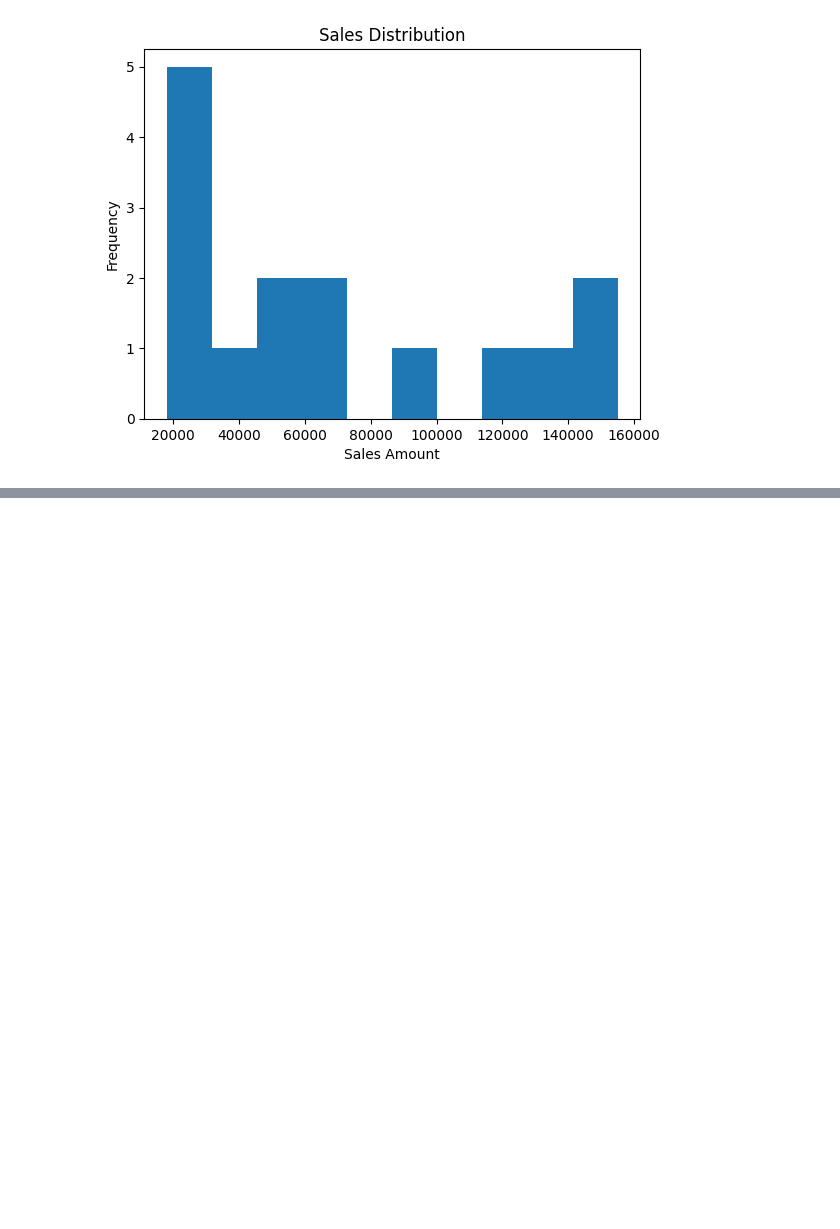
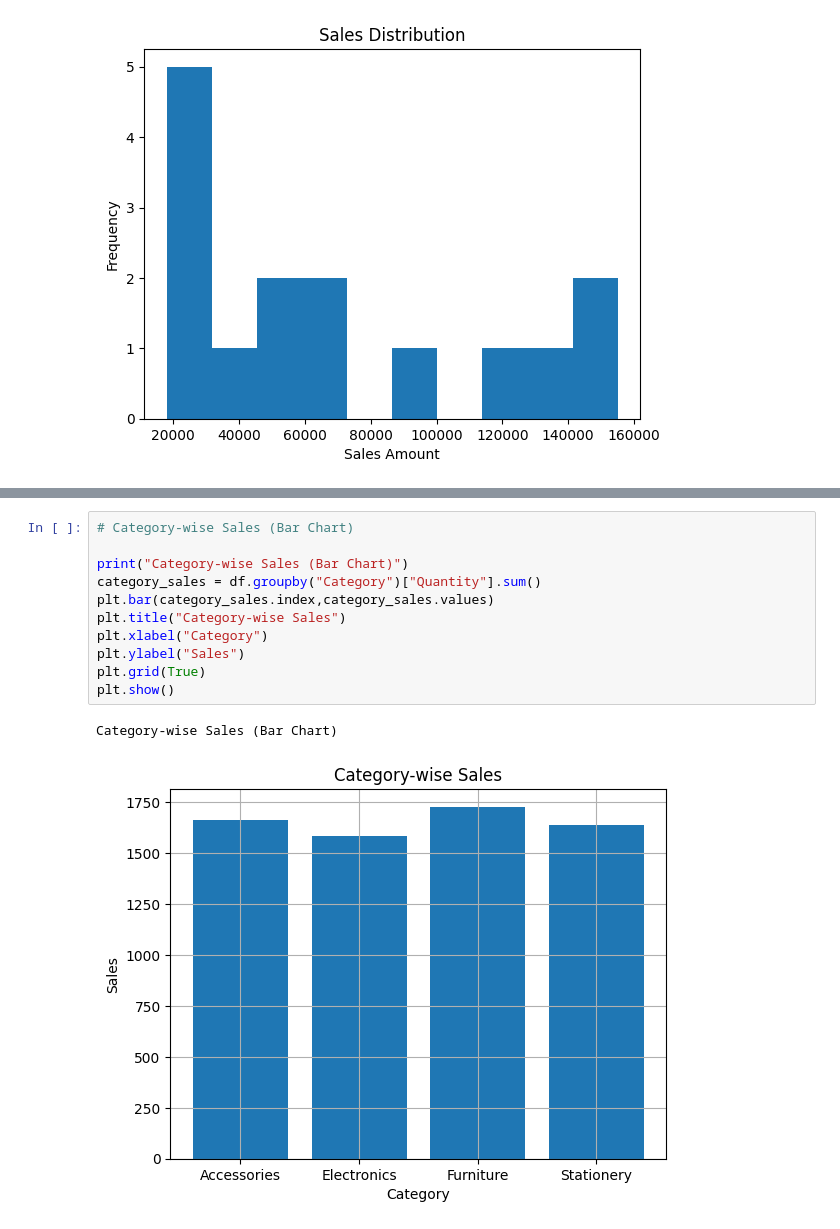
Before and after one commit to usbrendonb/Python, a Jupyter notebook: AI_web_day5.ipynb, the cells around one changed output, grey strips where cells are left out. Cells and saved outputs as stored; diff of their text form; blank space fills up the shorter version.

```diff
--- a/AI_web_day5.ipynb
+++ b/AI_web_day5.ipynb
@@ -139,0 +347,14 @@ Text(0, 0.5, 'Frequency')
+# %%
+# Category-wise Sales (Bar Chart)
+
+print("Category-wise Sales (Bar Chart)")
+category_sales = df.groupby("Category")["Quantity"].sum()
+plt.bar(category_sales.index,category_sales.values)
+plt.title("Category-wise Sales")
+plt.xlabel("Category")
+plt.ylabel("Sales")
+plt.grid(True)
+plt.show()
+# %% [output]
+Category-wise Sales (Bar Chart)
+[figure, added]
```
Also changed, not shown: parts of 17 cells of this notebook.
